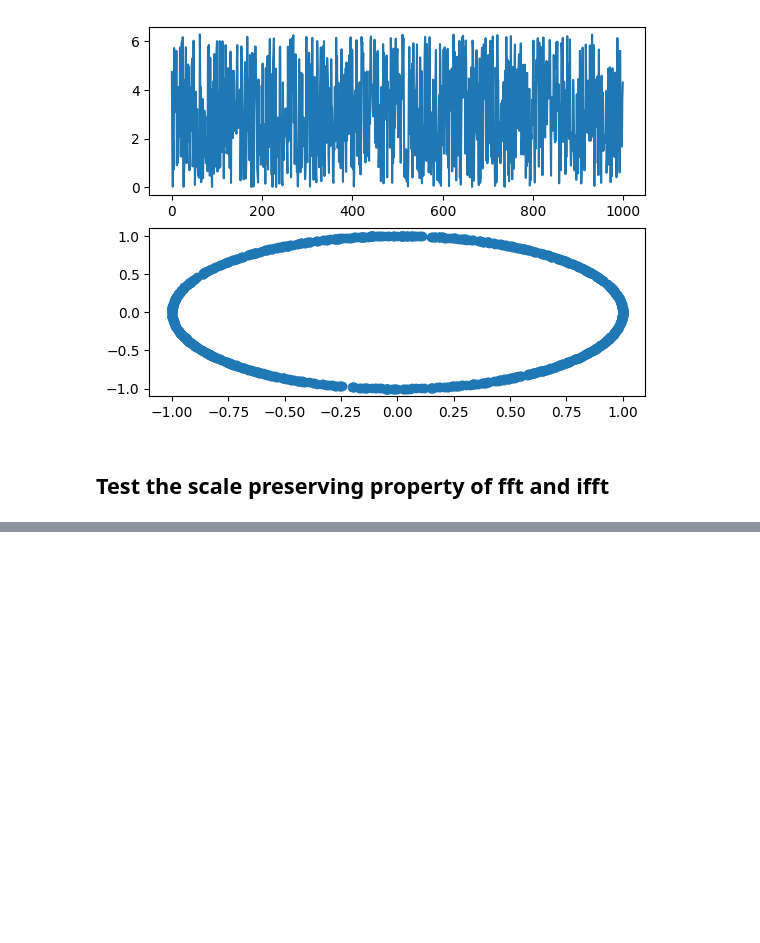
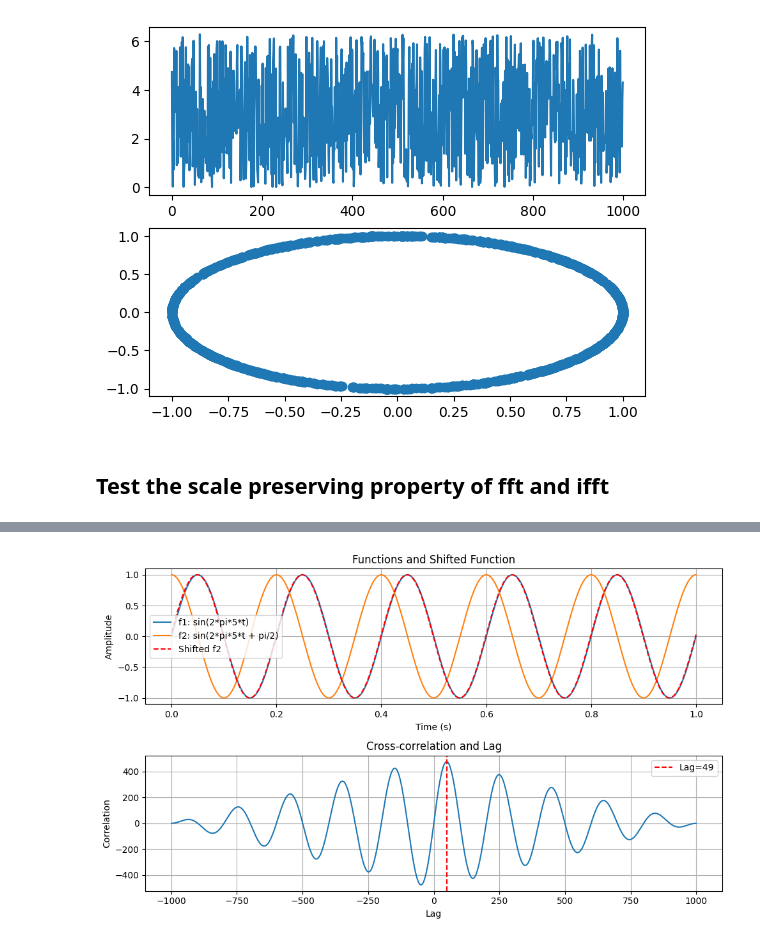
Before and after one commit to Hadar933/Thesis, a Jupyter notebook: playground.ipynb, the cells around one changed output, grey strips where cells are left out. Saved outputs shown, nothing was run; the diff lists cells and outputs as text; code cells hidden in the pictures; blank space fills up the shorter version.

```diff
--- a/playground.ipynb
+++ b/playground.ipynb
@@ -331,0 +353,48 @@ print('IFFT shape: ', padded_filtered_ifft.shape)
+# %%
+import numpy as np
+import matplotlib.pyplot as plt
+
+# Define the time axis
+t = np.linspace(0, 1, 1000)
+
+# Define the functions
+f1 = np.sin(2 * np.pi * 5 * t)
+f2 = np.sin(2 * np.pi * 5 * t + np.pi / 2)
+
+# Compute the correlation using np.correlate
+corr = np.correlate(f1, f2, mode='full')
+
+# Find the lag with maximum correlation
+lag = np.argmax(corr) - len(f1) + 1
+
+# Shift f2 by the lag
+f2_shifted = np.roll(f2, lag)
+
+# Plot f1, f2, and shifted f2
+plt.figure(figsize=(10, 6))
+
+# Plot f1 and f2
+plt.subplot(2, 1, 1)
+plt.plot(t, f1, label='f1: sin(2*pi*5*t)')
+plt.plot(t, f2, label='f2: sin(2*pi*5*t + pi/2)')
+plt.plot(t, f2_shifted, 'r--', label='Shifted f2')
+plt.title('Functions and Shifted Function')
+plt.xlabel('Time (s)')
+plt.ylabel('Amplitude')
+plt.legend()
+plt.grid(True)
+
+# Plot the correlation and vertical line indicating lag
+plt.subplot(2, 1, 2)
+plt.plot(np.arange(-len(f1) + 1, len(f1)), corr)
+plt.axvline(x=lag, color='r', linestyle='--', label=f'Lag={lag}')
+plt.title('Cross-correlation and Lag')
+plt.xlabel(f'Lag')
+plt.ylabel('Correlation')
+plt.legend()
+plt.grid(True)
+
+plt.tight_layout()
+plt.show()
+# %% [output]
+[figure, added]
```
Also changed, not shown: parts of 6 cells of this notebook, 5 other files.
